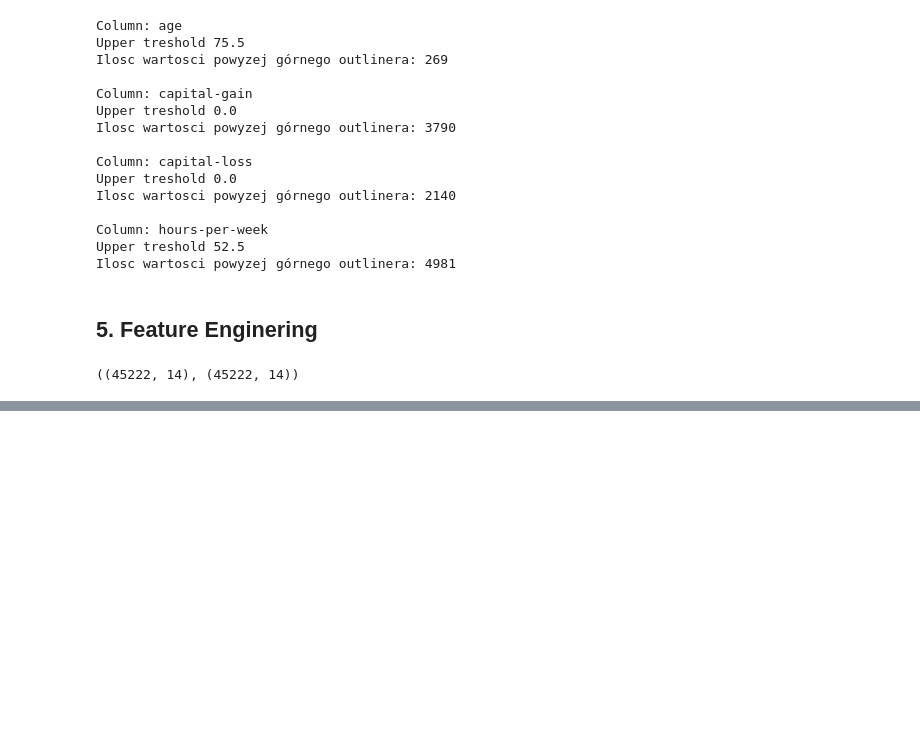
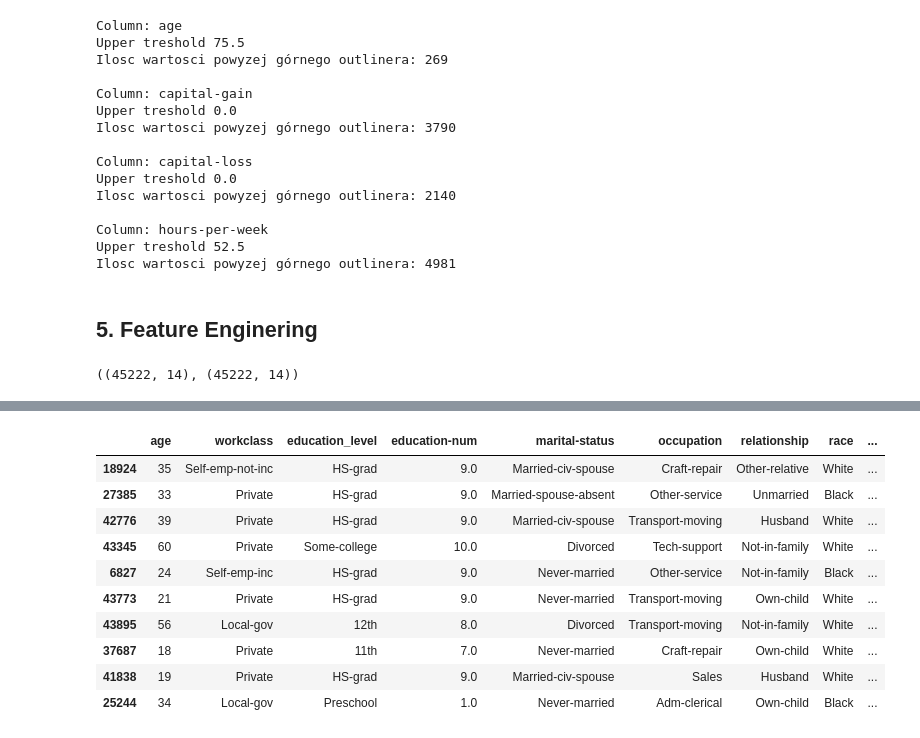
Before and after one commit to CrisMagdziak/Census-Income, a Jupyter notebook: Income.ipynb, the cells around one changed output, grey strips where cells are left out. Cells and saved outputs as stored; diff of their text form; code cells hidden in the pictures; blank space fills up the shorter version.

```diff
--- a/Income.ipynb
+++ b/Income.ipynb
@@ -356,3 +359,17 @@ df_new.sample(10)
 # %%
 # Add hour per day work
 df_new['hours-per-day'] = round(df_new['hours-per-week'] / 5, 1)
+# %%
+df_new.sample(10)
+# %% [output]
+|  | age | workclass | education_level | education-num | marital-status | occupation | relationship | race | ... |
+| 18924 | 35 | Self-emp-not-inc | HS-grad | 9.0 | Married-civ-spouse | Craft-repair | Other-relative | White | ... |
+| 27385 | 33 | Private | HS-grad | 9.0 | Married-spouse-absent | Other-service | Unmarried | Black | ... |
+| 42776 | 39 | Private | HS-grad | 9.0 | Married-civ-spouse | Transport-moving | Husband | White | ... |
+| 43345 | 60 | Private | Some-college | 10.0 | Divorced | Tech-support | Not-in-family | White | ... |
+| 6827 | 24 | Self-emp-inc | HS-grad | 9.0 | Never-married | Other-service | Not-in-family | Black | ... |
+| 43773 | 21 | Private | HS-grad | 9.0 | Never-married | Transport-moving | Own-child | White | ... |
+| 43895 | 56 | Local-gov | 12th | 8.0 | Divorced | Transport-moving | Not-in-family | White | ... |
+| 37687 | 18 | Private | 11th | 7.0 | Never-married | Craft-repair | Own-child | White | ... |
+| 41838 | 19 | Private | HS-grad | 9.0 | Married-civ-spouse | Sales | Husband | White | ... |
+| 25244 | 34 | Local-gov | Preschool | 1.0 | Never-married | Adm-clerical | Own-child | Black | ... |
```
Also changed, not shown: parts of 12 cells of this notebook.
